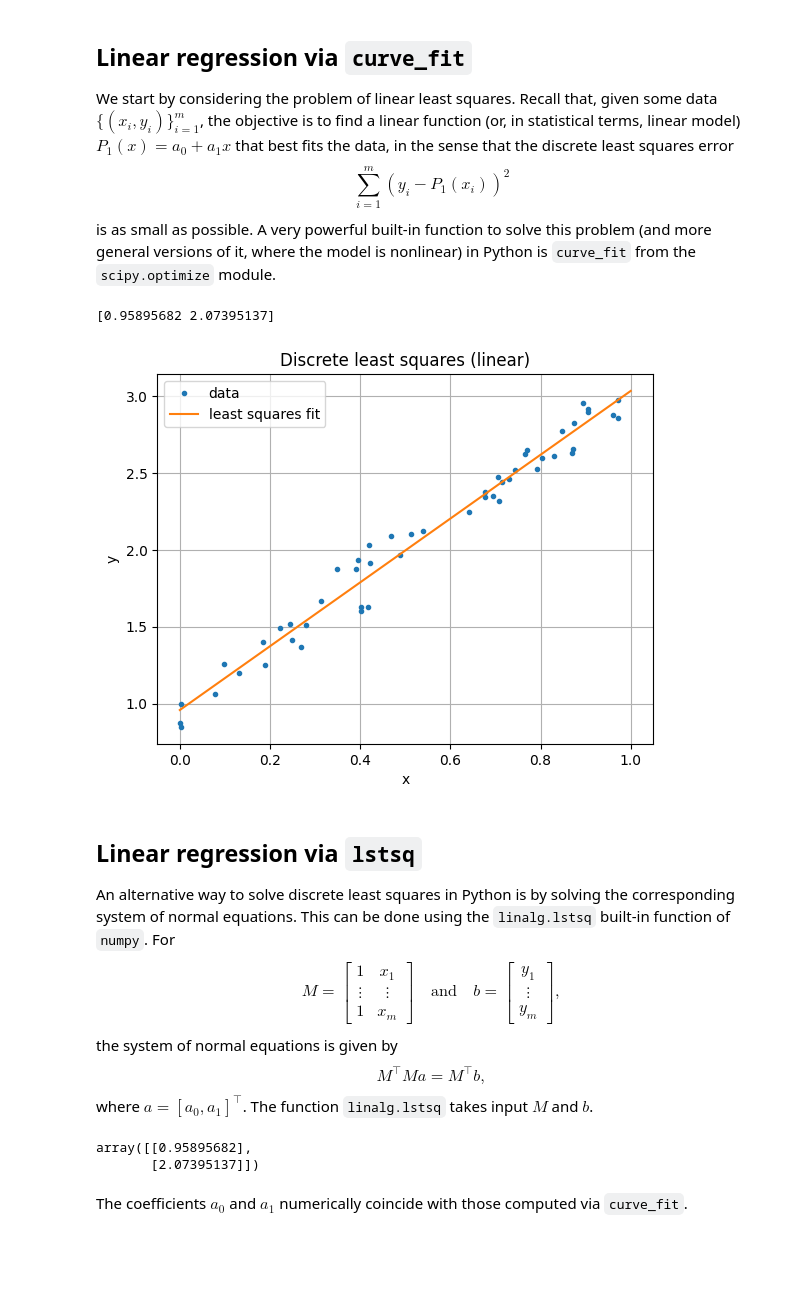
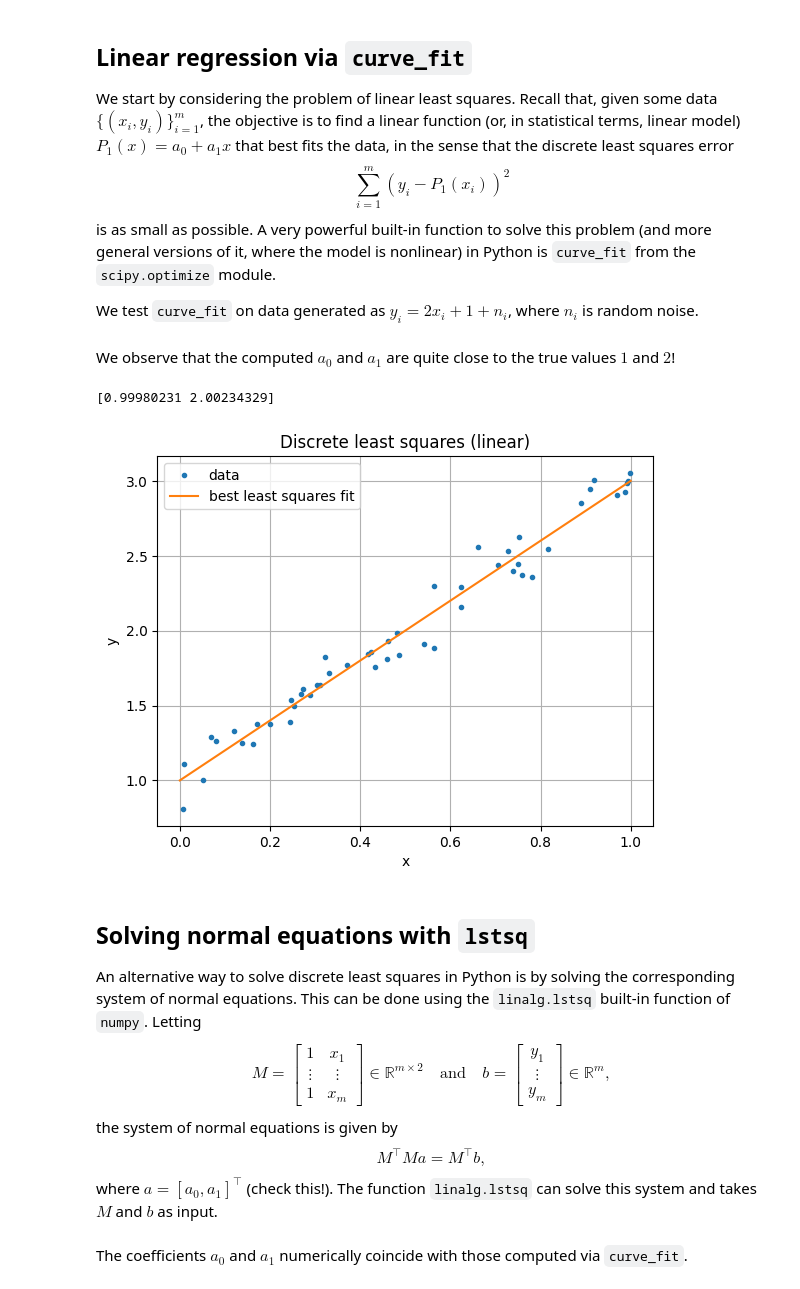
Before and after one commit to simone-brugiapaglia/numerical-analysis-notebooks, a Jupyter notebook: 09_Discrete_Least_Squares.ipynb, the cells around one changed output. Drawn from its saved outputs; the diff is of its cells as text; code cells hidden in the pictures; blank space fills up the shorter version.

```diff
--- a/09_Discrete_Least_Squares.ipynb
+++ b/09_Discrete_Least_Squares.ipynb
@@ -22,67 +22,68 @@ $$
 \sum_{i=1}^m (y_i - P_1(x_i))^2
 $$
 is as small as possible. A very powerful built-in function to solve this problem (and more general versions of it, where the model is nonlinear) in Python is `curve_fit` from the `scipy.optimize` module.
+
+We test `curve_fit` on data generated as $y_i = 2 x_i + 1 + n_i$, where $n_i$ is random noise.
 # %%
 from scipy import optimize
 
 m = 50 # number of data points
 
-x_data = np.random.rand(m)
-noise = 0.1 * np.random.randn(m)
-y_data = 2 * x_data + 1 + noise
+x_data = np.random.rand(m)       # generate random x data
+noise = 0.1 * np.random.randn(m) # generate random noise
+y_data = 2 * x_data + 1 + noise  # generate y data as 2*x + 1 plus noise
 
-def model(x,a0, a1):
-    return a1 * x + a0
+linear_model = lambda x,a0, a1: a1 * x + a0 # define linear model
 
-a_opt = optimize.curve_fit(model, xdata = x_data, ydata = y_data)[0]
-print(a_opt)
+a_opt = optimize.curve_fit(linear_model, xdata = x_data, ydata = y_data)[0]
-# %% [output]
-[0.95895682 2.07395137]
+# %% [markdown]
+We observe that the computed $a_0$ and $a_1$ are quite close to the true values $1$ and $2$!
+# %%
+print(a_opt)
+# %% [output]
+[0.99980231 2.00234329]
 # %%
 # visualize
 x_grid = np.linspace(0,1,2)
 
 plt.plot(x_data, y_data, '.', label = 'data')
-plt.plot(x_grid, model(x_grid, a_opt[0], a_opt[1]), label = 'least squares fit')
+plt.plot(x_grid, model(x_grid, a_opt[0], a_opt[1]), label = 'best least squares fit')
 plt.xlabel('x')
 plt.ylabel('y')
 plt.legend()
 plt.title('Discrete least squares (linear)')
 plt.grid()
 plt.show()
 # %% [output]
-[figure, old version]
+[figure, new version]
 # %% [markdown]
-## Linear regression via `lstsq`
+## Solving normal equations with `lstsq`
 
-An alternative way to solve discrete least squares in Python is by solving the corresponding system of normal equations. This can be done using the `linalg.lstsq` built-in function of `numpy`. For
+An alternative way to solve discrete least squares in Python is by solving the corresponding system of normal equations. This can be done using the `linalg.lstsq` built-in function of `numpy`. Letting
 $$
 M = \begin{bmatrix}
 1 & x_1 \\
 \vdots & \vdots\\
 1 & x_m
-\end{bmatrix}
+\end{bmatrix}\in\mathbb{R}^{m \times 2}
 \quad
 \text{and}
 \quad
 b = \begin{bmatrix}
 y_1 \\ \vdots \\ y_m
-\end{bmatrix},
+\end{bmatrix}\in\mathbb{R}^{m},
 $$
 the system of normal equations is given by
 $$
 M^\top M a = M^\top b,
 $$
-where $a = [a_0, a_1]^\top$. The function `linalg.lstsq` takes input $M$ and $b$.
+where $a = [a_0, a_1]^\top$ (check this!). The function `linalg.lstsq` can solve this system and takes $M$ and $b$ as input.
 # %%
 M = np.vstack([np.ones(len(x_data)), x_data]).T # Define data matrix M
-b = y_data[:, np.newaxis] # convert y_data into column vector
+b = y_data
 
 # solve least squares problem
-a_opt_lstsq = np.linalg.lstsq(M, b, rcond = None)[0]
+a_opt_lstsq = np.linalg.lstsq(M, y_data, rcond = None)[0]
-# %% [output]
-array([[0.95895682],
-       [2.07395137]])
 # %% [markdown]
 The coefficients $a_0$ and $a_1$ numerically coincide with those computed via `curve_fit`.
 # %%
```
Also changed, not shown: parts of 8 cells of this notebook.
